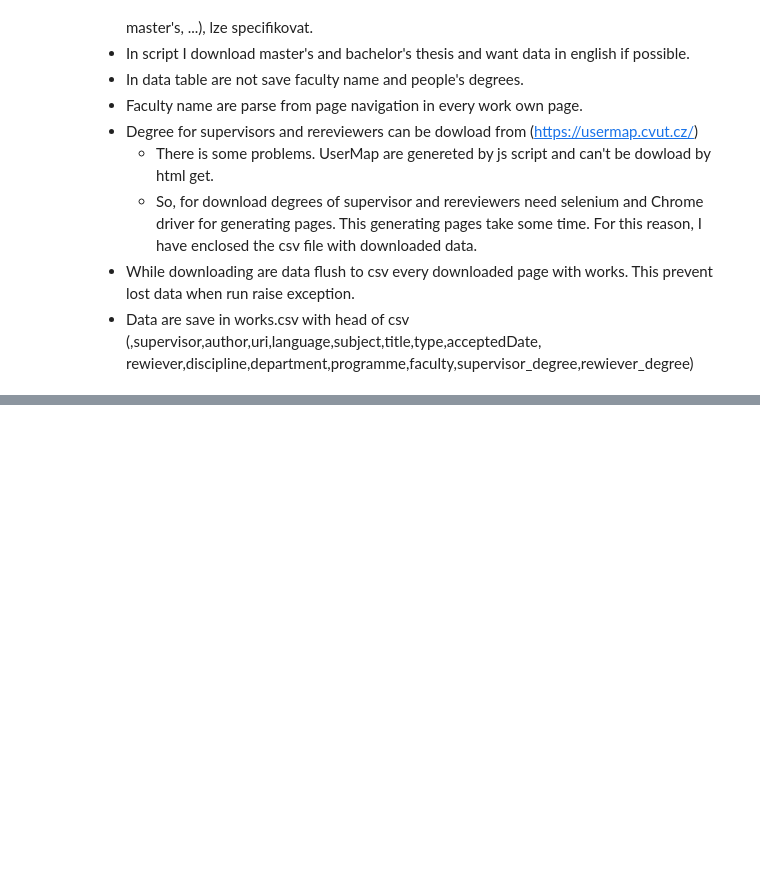
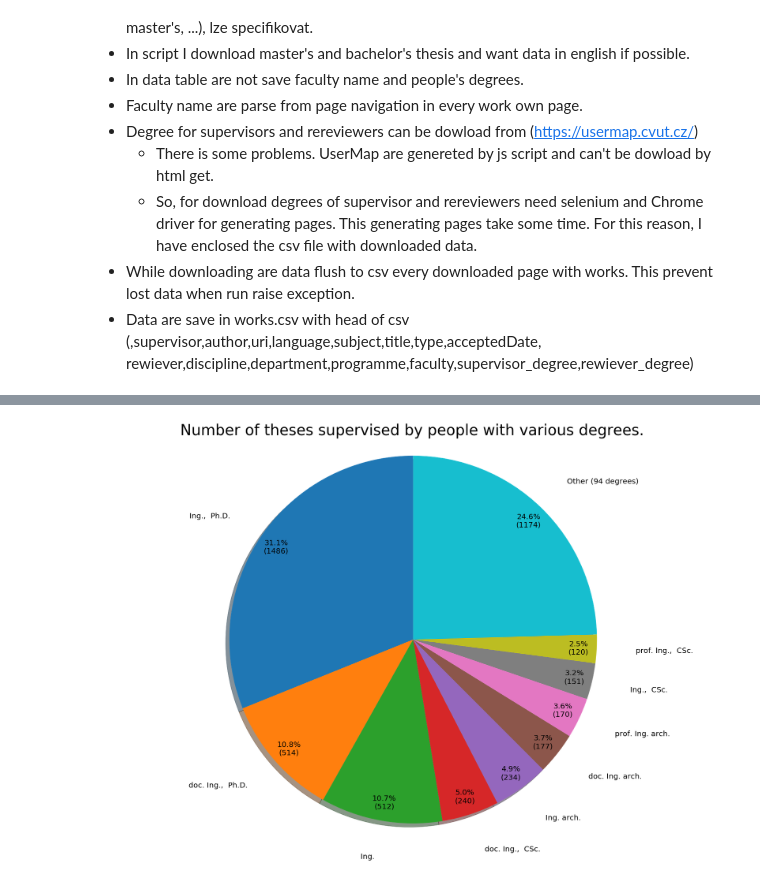
Before and after one commit to martilad/MI-PDD2018_tasks, a Jupyter notebook: 01/homework_01_B181.ipynb, the cells around one changed output, grey strips where cells are left out. Drawn from its saved outputs; the diff is of its cells as text; code cells hidden in the pictures; blank space fills up the shorter version.

```diff
--- a/01/homework_01_B181.ipynb
+++ b/01/homework_01_B181.ipynb
@@ -341,0 +394,27 @@ ValueError: shape mismatch: objects cannot be broadcast to a single shape
+# %%
+dataCVUT = RAW_DATA.copy()
+
+degrees = 8
+df1 = pd.DataFrame({'count' : dataCVUT.groupby(['supervisor_degree']).size().sort_values(ascending=False)}).reset_index()
+tmp = df1.loc[degrees:,:].sum()
+tmp['supervisor_degree'] = "Other (" + str(df1.loc[:,:].count()['count']) + " degrees)"
+df1 = pd.concat([df1.loc[:degrees,:],pd.DataFrame(tmp).transpose()], sort=False)
+
+labels = df1['supervisor_degree']
+sizes = df1['count']
+
+explode = [0] * len(labels)
+
+def func(pct, allvals):
+    absolute = int(pct/100.*np.sum(allvals))
+    return "{:.1f}%\n({:d})".format(pct, absolute)
+
+fig1, ax1 = plt.subplots(figsize=(30,20))
+ax1.pie(sizes, explode=explode, labels=labels, autopct=lambda pct: func(pct, sizes),
+        shadow=True, startangle=90, textprops={'fontsize': 20}, pctdistance=0.9, labeldistance=1.2)
+ax1.axis('equal')  # Equal aspect ratio ensures that pie is drawn as a circle.
+ax1.set_title("Number of theses supervised by people with various degrees.", size = 40)
+plt.rc('axes',labelsize=20, titlesize=30)
+plt.show()
+# %% [output]
+[figure, added]
```
Also changed, not shown: parts of 7 cells of this notebook.
